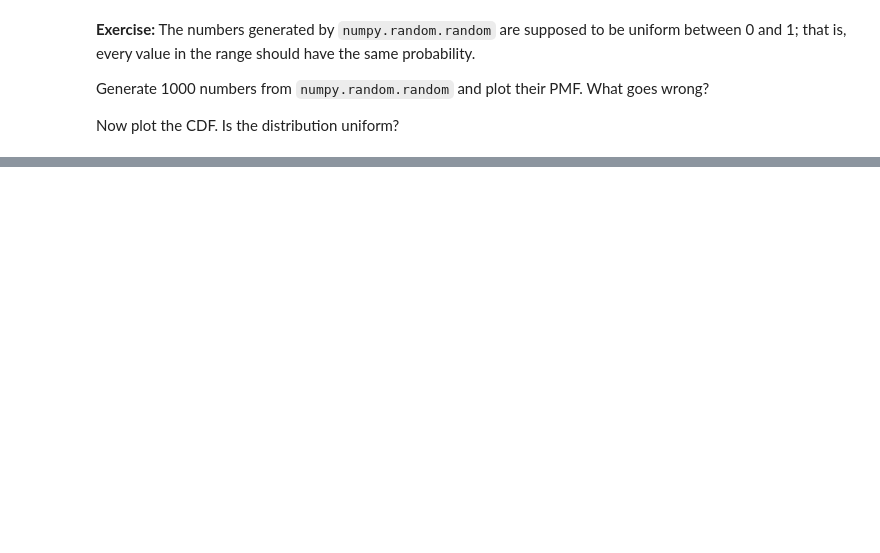
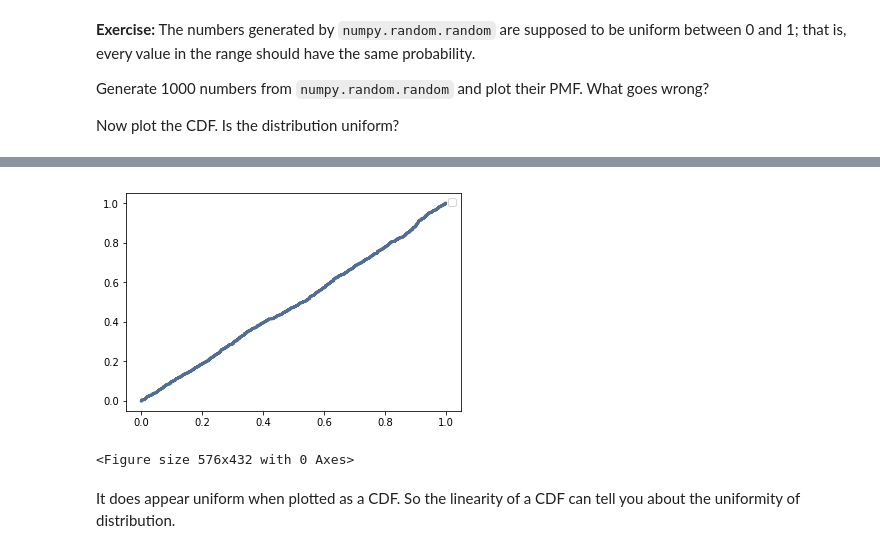
Before and after one commit to ijmiller2/ThinkStats2, a Jupyter notebook: code/chap04ex.ipynb, the cells around one changed output, grey strips where cells are left out. Drawn from its saved outputs; the diff is of its cells as text; code cells hidden in the pictures; blank space fills up the shorter version.

```diff
--- a/code/chap04ex.ipynb
+++ b/code/chap04ex.ipynb
@@ -244,0 +281,12 @@ Now plot the CDF. Is the distribution uniform?
+# %%
+random_numbers
+cdf = [EvalCdf(random_numbers,value) for value in random_numbers]
+cdf = thinkstats2.Cdf(random_numbers)
+
+thinkplot.Cdfs([cdf])
+thinkplot.Show()
+# %% [output]
+[figure, added]
+<Figure size 576x432 with 0 Axes>
+# %% [markdown]
+It does appear uniform when plotted as a CDF. So the linearity of a CDF can tell you about the uniformity of distribution.
```
Also changed, not shown: parts of 18 cells of this notebook.
